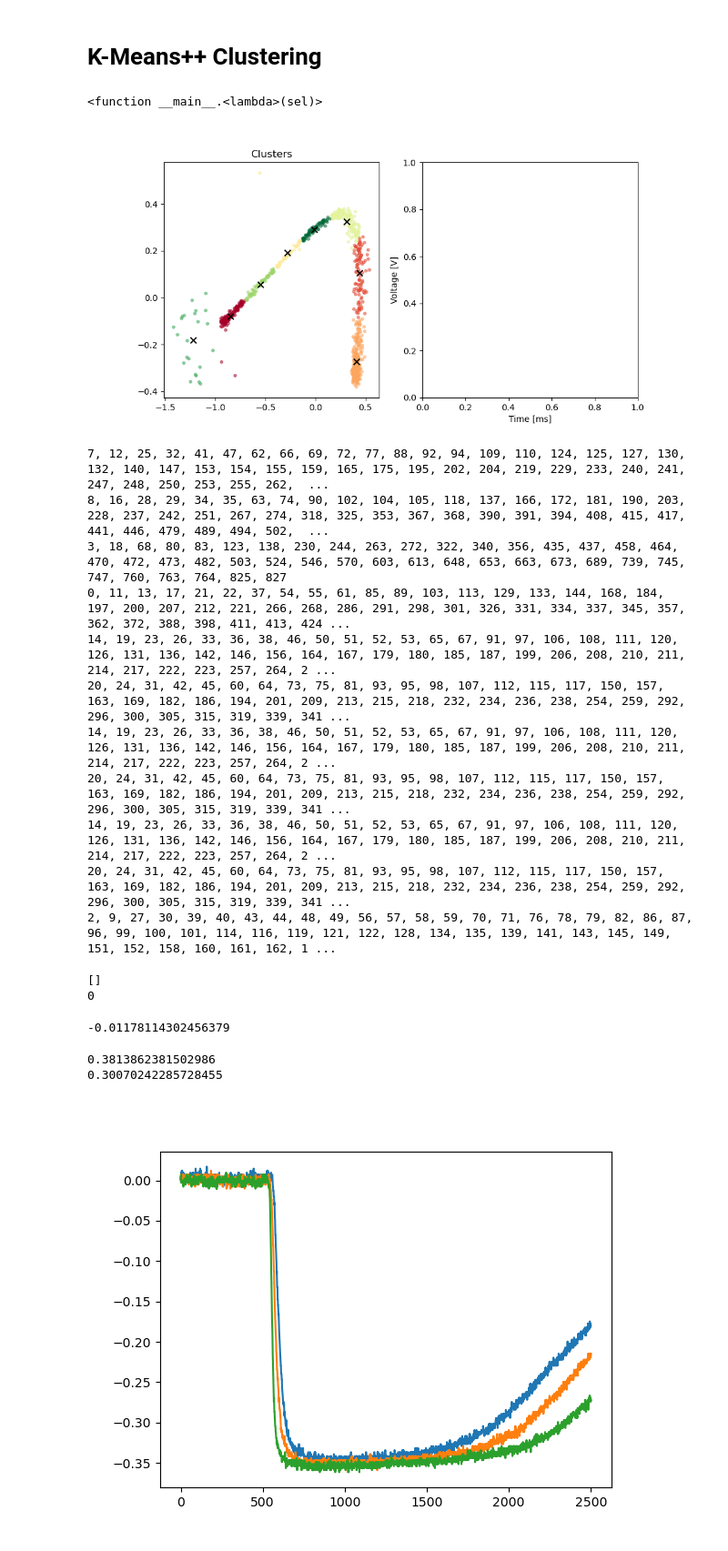
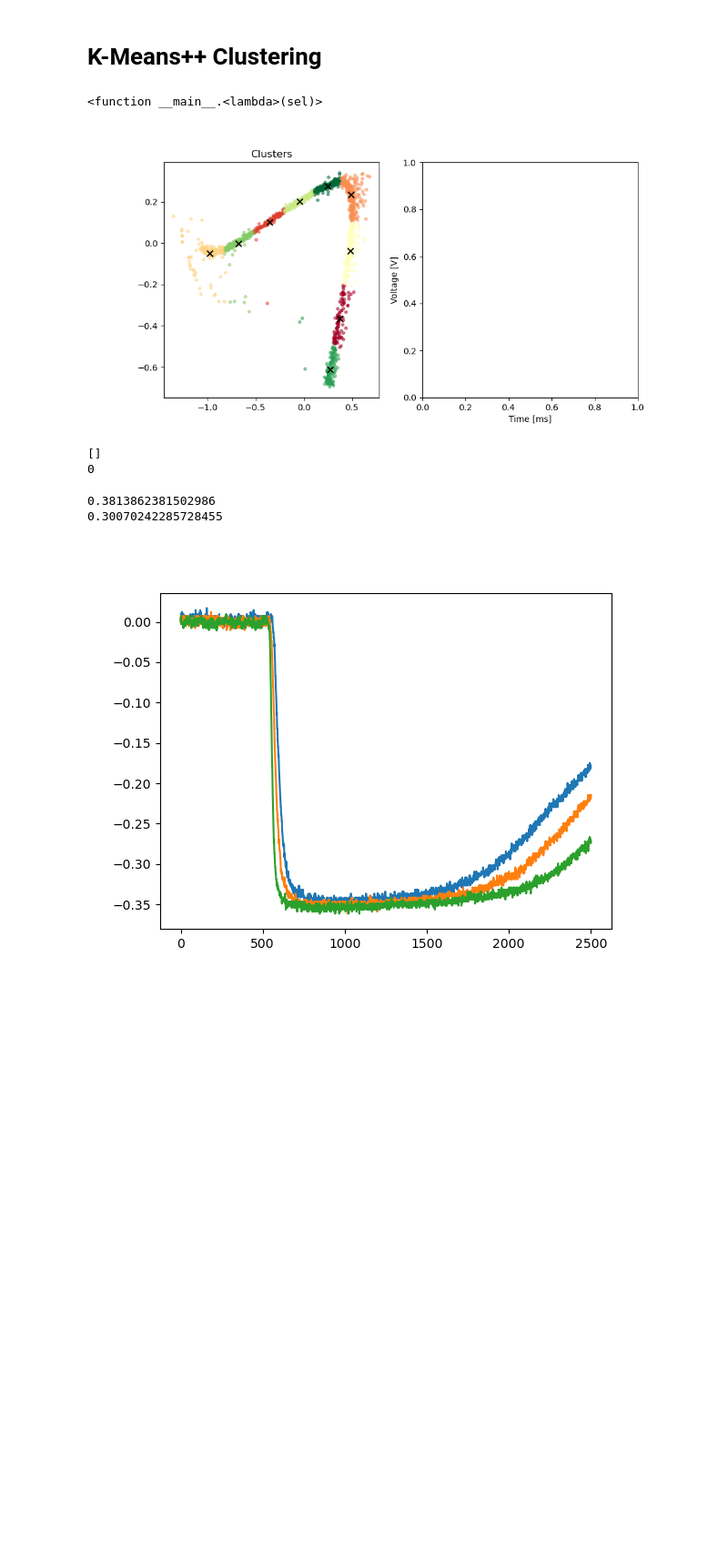
Before and after one commit to nyuad-astroparticle/TES-analysis, a Jupyter notebook: one_script_to_rule_them_all.ipynb, the cells around one changed output. Shown at 91% size. Saved outputs shown, nothing was run; the diff lists cells and outputs as text; code cells hidden in the pictures; blank space fills up the shorter version.

```diff
--- a/one_script_to_rule_them_all.ipynb
+++ b/one_script_to_rule_them_all.ipynb
@@ -96,7 +72,14 @@ REFERENCE_VOLTAGE   = signal.resample(reference_pulses['Amp_2ph_1.6eV'].to_numpy
 # %% [markdown]
 # Filter the traces
 # %%
-# Select the traces that had nonzero signal
-mask_tes        = [np.min(data[1]) < -0.052 for data in traces[CHANNEL]] #0.052
-idx_tes         = np.where(np.array(mask_tes))[0]
-traces_filtered = [traces[CHANNEL][i] for i in idx_tes]
+# Select the traces that had nonzero signal (can add ch3 and ch4 in case we need PMT coincidence as well)
+mask_ch0          = [np.min(data[1]) < trig_ch0 for data in traces[channels[0]]] #0.052
+idx_triggered_ch0 = np.where(np.array(mask_ch0))[0]
+triggered_ch0     = [traces[channels[0]][i] for i in idx_triggered_ch0]
+
+mask_ch1          = [np.min(data[1]) < trig_ch1 for data in traces[channels[1]]]
+idx_triggered_ch1 = np.where(np.array(mask_ch1))[0]
+triggered_ch1     = [traces[channels[1]][i] for i in idx_triggered_ch1]
+
+the_data          = triggered_ch0
+the_data_index    = idx_triggered_ch0
@@ -198,7 +174,7 @@ def values_of_interest(time,data,order=2,mysize=1/50):
 # Feature Reduction
 # %%
 # Get the data for each of the pulses
-values      = cp.array([values_of_interest(*data[:2],order=1,mysize=1/300) for data in tqdm(traces_filtered)])
+values      = cp.array([values_of_interest(*data[:2],order=1,mysize=1/300) for data in tqdm(the_data)])
 
 # Center data
 mu          = cp.tile(np.mean(values,axis=0),len(values)).reshape(values.shape)
@@ -264,7 +223,7 @@ print(v)
 # K-Means++ Clustering
 # %%
 # PARAMETERS
-N_CLUSTERS  = 8
+N_CLUSTERS  = 9
 pyper       = []
 # %%
 %matplotlib widget
@@ -277,7 +236,7 @@ DATA    = X_compressed[:,[0,1]] #X_centered[:,[0,-1]] #
 #     "n_components": 2,
 #     "eigen_solver": "dense",
 #     "random_state": 0,
-# }
+#     }
 
 # lle_hessian = manifold.LocallyLinearEmbedding(method="hessian", **params)
 # DATA = lle_hessian.fit_transform(DATA)
@@ -309,64 +268,60 @@ def callback(sel):
     ax2.clear()
     pyper.append(I)
 
-    plot_signal(traces_filtered[I][1],fig=fig,ax=ax2,order=0,mysize=1/50,color='k',alpha=0.2,lw=0.5)
-    plot_signal(traces_filtered[I][1],fig=fig,ax=ax2,order=2,mysize=1/50,color='k',lw=1)
-    ax2.plot(REFERENCE_VOLTAGE*traces_filtered[I][1].min()/REFERENCE_VOLTAGE.min(), color='deepskyblue',lw=1,ls=(0,(5,10)))
+    plot_signal(the_data[I][1],fig=fig,ax=ax2,order=0,mysize=1/50,color='k',alpha=0.2,lw=0.5)
+    plot_signal(the_data[I][1],fig=fig,ax=ax2,order=2,mysize=1/50,color='k',lw=1)
+    ax2.plot(REFERENCE_VOLTAGE*the_data[I][1].min()/REFERENCE_VOLTAGE.min(), color='deepskyblue',lw=1,ls=(0,(5,10)))
     sel.annotation.get_bbox_patch().set(fc="white",lw=0,alpha=0)
     sel.annotation.arrow_patch.set(arrowstyle="]-", fc="k")
     CC = ['k']*9
     CC[COLORS[I]] = 'deeppink'
     centers.set_color(CC)
 
+    val    = values[I]
+    function_name = ["fwhm", "peakheight/area", "time_at_98_perc", "(meantime-time[peak])/peakheight", "std", "area", "np.sqrt(np.mean(grad**2))", "grad_min", "grad_max", "np.max(corr)"]
+    max_name_width = max(len(name) for name in function_name)
+    print("-" * (max_name_width + 30))
+    print(f"{[I]},{'Name':<{max_name_width}}\tResult")
+    for i, name in enumerate(function_name):
+        result = val[i]
+        print(f"{name:<{max_name_width}}\t{result}")
+
 cursor_p.connect("add", lambda sel: callback(sel))
+
 
 cursor_c = mplcursors.cursor(centers)
 
 def callback_center(sel):
     I = sel.index
     idx_c = np.where(COLORS==I)[0]
     sel.annotation.set_text(len(idx_c))
     sel.annotation.get_bbox_patch().set(fc="white",lw=0,alpha=0)
     sel.annotation.arrow_patch.set(arrowstyle="wedge", fc="k")
     fig.suptitle(f'Center {I}')
     ax2.clear()
     cursor_p.visible = False
     cursor_c.visible = True
     #pyperclip.copy(", ".join([str(i) for i in idx_c]))
     #PYPER = eval("[" + ", ".join([str(i) for i in idx_c]) + "]")
     pyper.append(idx_c)
+    print(len([str(i) for i in idx_c]))
     print((", ".join([str(i) for i in idx_c])))
     CC = ['k']*9
     CC[I] = 'cornflowerblue'
     centers.set_color(CC)
 
     ax2.set_title(f'Number of Points {len(idx_c)}')
     for i in idx_c:
-        #plot_signal(traces_filtered[I][1],fig=fig,ax=ax2,order=0,mysize=1/50,color='k',alpha=0.2,lw=0.5)
-        plot_signal(traces_filtered[i][1],fig=fig,ax=ax2,order=2,mysize=1/50,lw=1,label=f'{i}')
+        #plot_signal(the_data[I][1],fig=fig,ax=ax2,order=0,mysize=1/50,color='k',alpha=0.2,lw=0.5)
+        plot_signal(the_data[i][1],fig=fig,ax=ax2,order=2,mysize=1/50,lw=1,label=f'{i}')
 
 cursor_c.connect('add', lambda sel:callback_center(sel))
 # %% [output]
 <function __main__.<lambda>(sel)>
-[figure, old version]
+[figure, new version]
-7, 12, 25, 32, 41, 47, 62, 66, 69, 72, 77, 88, 92, 94, 109, 110, 124, 125, 127, 130, 132, 140, 147, 153, 154, 155, 159, 165, 175, 195, 202, 204, 219, 229, 233, 240, 241, 247, 248, 250, 253, 255, 262,  ...
-8, 16, 28, 29, 34, 35, 63, 74, 90, 102, 104, 105, 118, 137, 166, 172, 181, 190, 203, 228, 237, 242, 251, 267, 274, 318, 325, 353, 367, 368, 390, 391, 394, 408, 415, 417, 441, 446, 479, 489, 494, 502,  ...
-3, 18, 68, 80, 83, 123, 138, 230, 244, 263, 272, 322, 340, 356, 435, 437, 458, 464, 470, 472, 473, 482, 503, 524, 546, 570, 603, 613, 648, 653, 663, 673, 689, 739, 745, 747, 760, 763, 764, 825, 827
-0, 11, 13, 17, 21, 22, 37, 54, 55, 61, 85, 89, 103, 113, 129, 133, 144, 168, 184, 197, 200, 207, 212, 221, 266, 268, 286, 291, 298, 301, 326, 331, 334, 337, 345, 357, 362, 372, 388, 398, 411, 413, 424 ...
-14, 19, 23, 26, 33, 36, 38, 46, 50, 51, 52, 53, 65, 67, 91, 97, 106, 108, 111, 120, 126, 131, 136, 142, 146, 156, 164, 167, 179, 180, 185, 187, 199, 206, 208, 210, 211, 214, 217, 222, 223, 257, 264, 2 ...
-20, 24, 31, 42, 45, 60, 64, 73, 75, 81, 93, 95, 98, 107, 112, 115, 117, 150, 157, 163, 169, 182, 186, 194, 201, 209, 213, 215, 218, 232, 234, 236, 238, 254, 259, 292, 296, 300, 305, 315, 319, 339, 341 ...
-14, 19, 23, 26, 33, 36, 38, 46, 50, 51, 52, 53, 65, 67, 91, 97, 106, 108, 111, 120, 126, 131, 136, 142, 146, 156, 164, 167, 179, 180, 185, 187, 199, 206, 208, 210, 211, 214, 217, 222, 223, 257, 264, 2 ...
-20, 24, 31, 42, 45, 60, 64, 73, 75, 81, 93, 95, 98, 107, 112, 115, 117, 150, 157, 163, 169, 182, 186, 194, 201, 209, 213, 215, 218, 232, 234, 236, 238, 254, 259, 292, 296, 300, 305, 315, 319, 339, 341 ...
-14, 19, 23, 26, 33, 36, 38, 46, 50, 51, 52, 53, 65, 67, 91, 97, 106, 108, 111, 120, 126, 131, 136, 142, 146, 156, 164, 167, 179, 180, 185, 187, 199, 206, 208, 210, 211, 214, 217, 222, 223, 257, 264, 2 ...
-20, 24, 31, 42, 45, 60, 64, 73, 75, 81, 93, 95, 98, 107, 112, 115, 117, 150, 157, 163, 169, 182, 186, 194, 201, 209, 213, 215, 218, 232, 234, 236, 238, 254, 259, 292, 296, 300, 305, 315, 319, 339, 341 ...
-2, 9, 27, 30, 39, 40, 43, 44, 48, 49, 56, 57, 58, 59, 70, 71, 76, 78, 79, 82, 86, 87, 96, 99, 100, 101, 114, 116, 119, 121, 122, 128, 134, 135, 139, 141, 143, 145, 149, 151, 152, 158, 160, 161, 162, 1 ...
 # %%
 print(pyper)
 print(len(pyper))
 # %% [output]
 []
 0
-# %%
-print(np.min(traces['C2'][800][1]))
-# %% [output]
--0.01178114302456379
```
Also changed, not shown: parts of 25 cells of this notebook.
